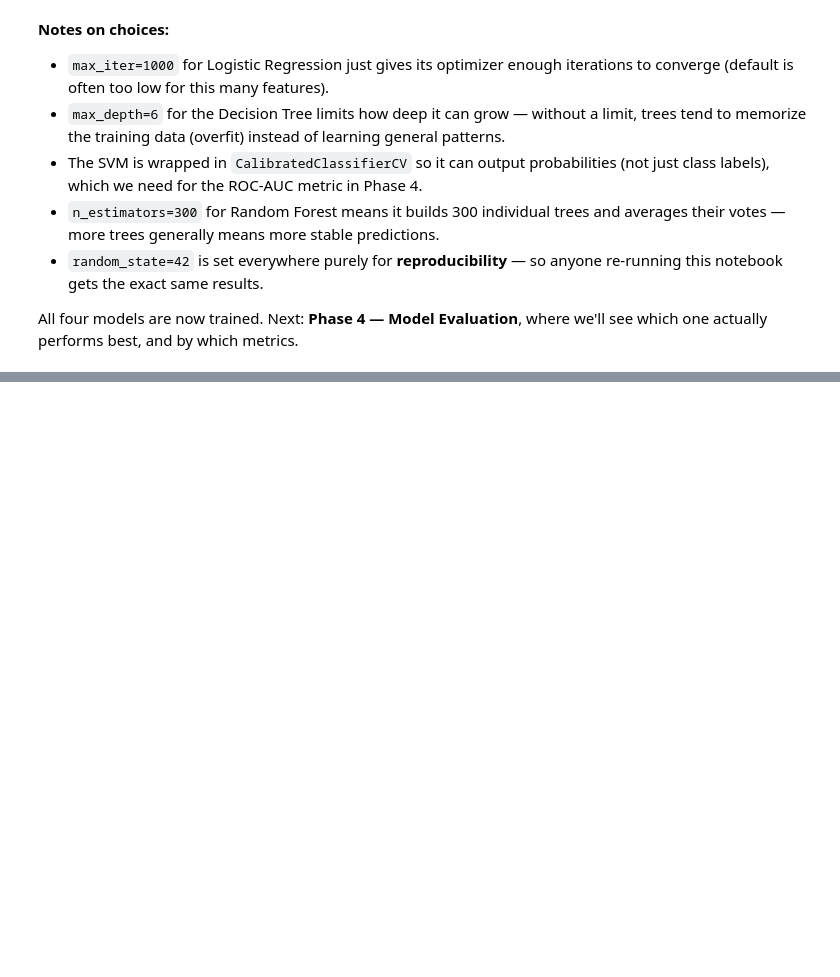
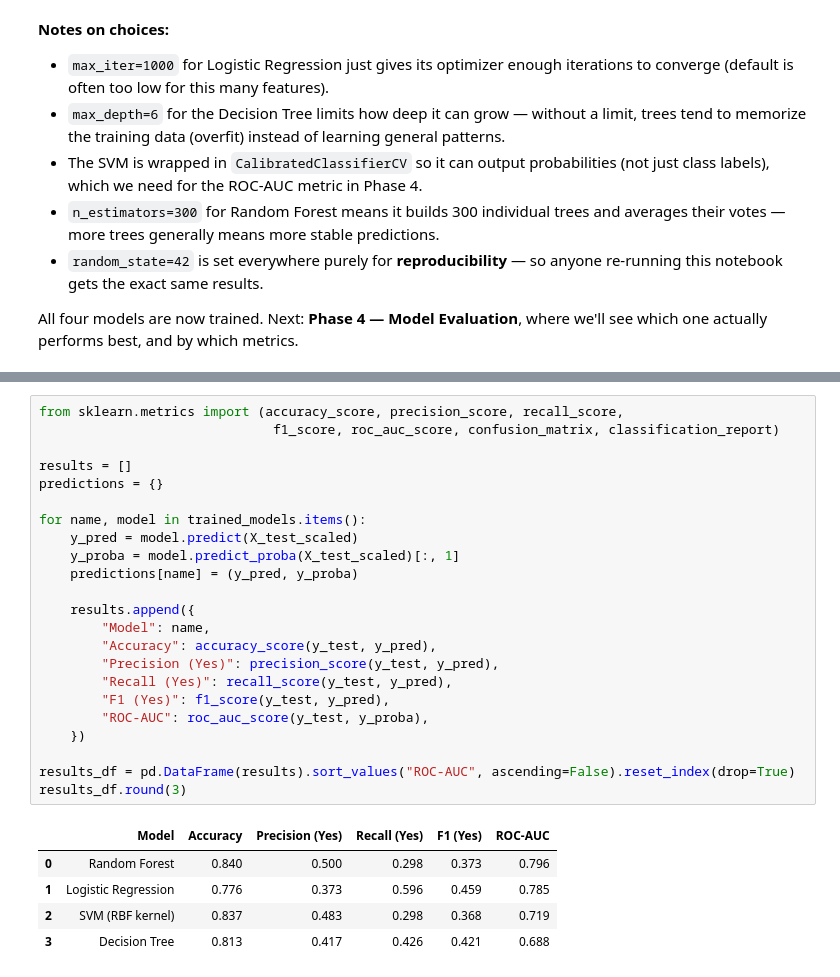
Before and after one commit to connectsamsonelias-ctrl/demo, a Jupyter notebook: week7_project/notebook.ipynb, the cells around one changed output, grey strips where cells are left out. Drawn from its saved outputs; the diff is of its cells as text; blank space fills up the shorter version.

```diff
--- a/week7_project/notebook.ipynb
+++ b/week7_project/notebook.ipynb
@@ -531,0 +540,29 @@ which one actually performs best, and by which metrics.
+# %%
+from sklearn.metrics import (accuracy_score, precision_score, recall_score,
+                              f1_score, roc_auc_score, confusion_matrix, classification_report)
+
+results = []
+predictions = {}
+
+for name, model in trained_models.items():
+    y_pred = model.predict(X_test_scaled)
+    y_proba = model.predict_proba(X_test_scaled)[:, 1]
+    predictions[name] = (y_pred, y_proba)
+
+    results.append({
+        "Model": name,
+        "Accuracy": accuracy_score(y_test, y_pred),
+        "Precision (Yes)": precision_score(y_test, y_pred),
+        "Recall (Yes)": recall_score(y_test, y_pred),
+        "F1 (Yes)": f1_score(y_test, y_pred),
+        "ROC-AUC": roc_auc_score(y_test, y_proba),
+    })
+
+results_df = pd.DataFrame(results).sort_values("ROC-AUC", ascending=False).reset_index(drop=True)
+results_df.round(3)
+# %% [output]
+|  | Model | Accuracy | Precision (Yes) | Recall (Yes) | F1 (Yes) | ROC-AUC |
+| 0 | Random Forest | 0.840 | 0.500 | 0.298 | 0.373 | 0.796 |
+| 1 | Logistic Regression | 0.776 | 0.373 | 0.596 | 0.459 | 0.785 |
+| 2 | SVM (RBF kernel) | 0.837 | 0.483 | 0.298 | 0.368 | 0.719 |
+| 3 | Decision Tree | 0.813 | 0.417 | 0.426 | 0.421 | 0.688 |
```
Also changed, not shown: parts of 9 cells of this notebook, 4 other files.
